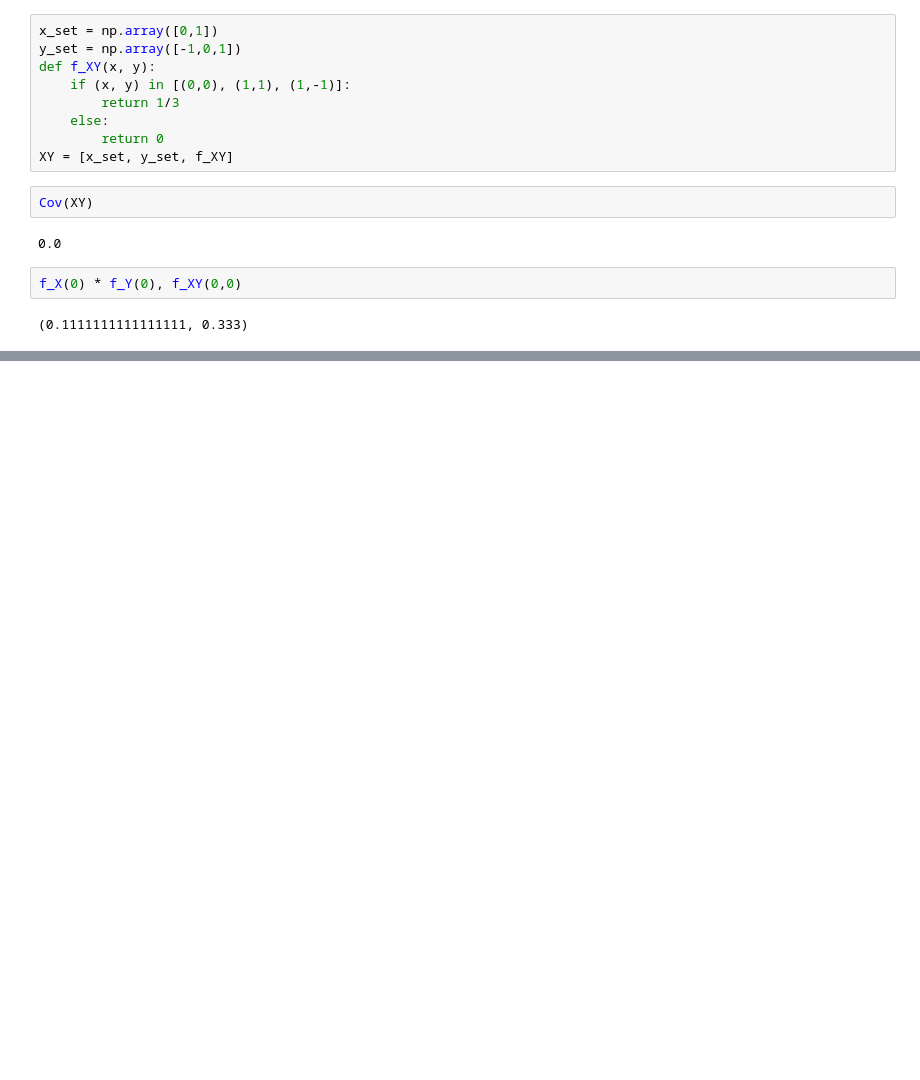
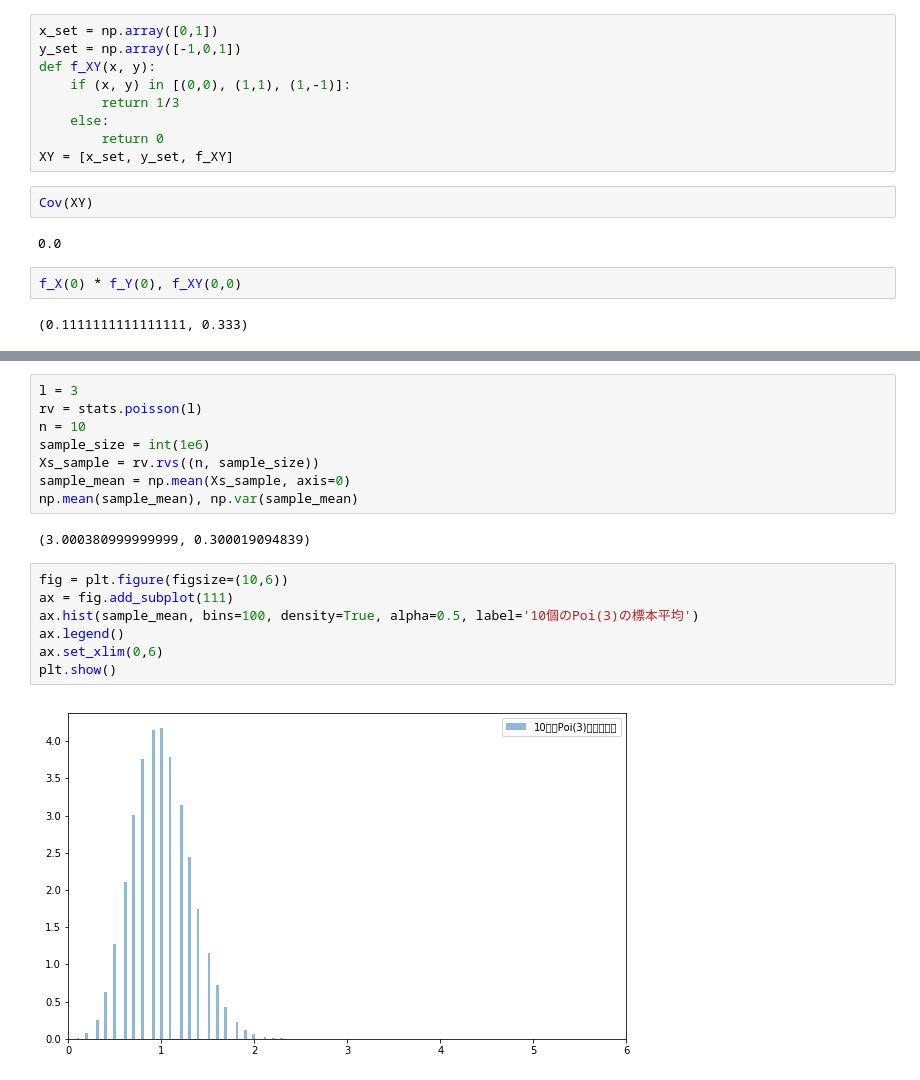
Before and after one commit to ToshikiShimizu/statistics, a Jupyter notebook: python-understand-statistics/notebook/ch09.ipynb, the cells around one changed output, grey strips where cells are left out. Saved outputs shown, nothing was run; the diff lists cells and outputs as text; blank space fills up the shorter version.

```diff
--- a/python-understand-statistics/notebook/ch09.ipynb
+++ b/python-understand-statistics/notebook/ch09.ipynb
@@ -44,0 +127,19 @@ f_X(0) * f_Y(0), f_XY(0,0)
+# %%
+l = 3
+rv = stats.poisson(l)
+n = 10
+sample_size = int(1e6)
+Xs_sample = rv.rvs((n, sample_size))
+sample_mean = np.mean(Xs_sample, axis=0)
+np.mean(sample_mean), np.var(sample_mean)
+# %% [output]
+(3.000380999999999, 0.300019094839)
+# %%
+fig = plt.figure(figsize=(10,6))
+ax = fig.add_subplot(111)
+ax.hist(sample_mean, bins=100, density=True, alpha=0.5, label='10個のPoi(3)の標本平均')
+ax.legend()
+ax.set_xlim(0,6)
+plt.show()
+# %% [output]
+[figure, added]
```
Also changed, not shown: parts of 11 cells of this notebook, 1 other file.
